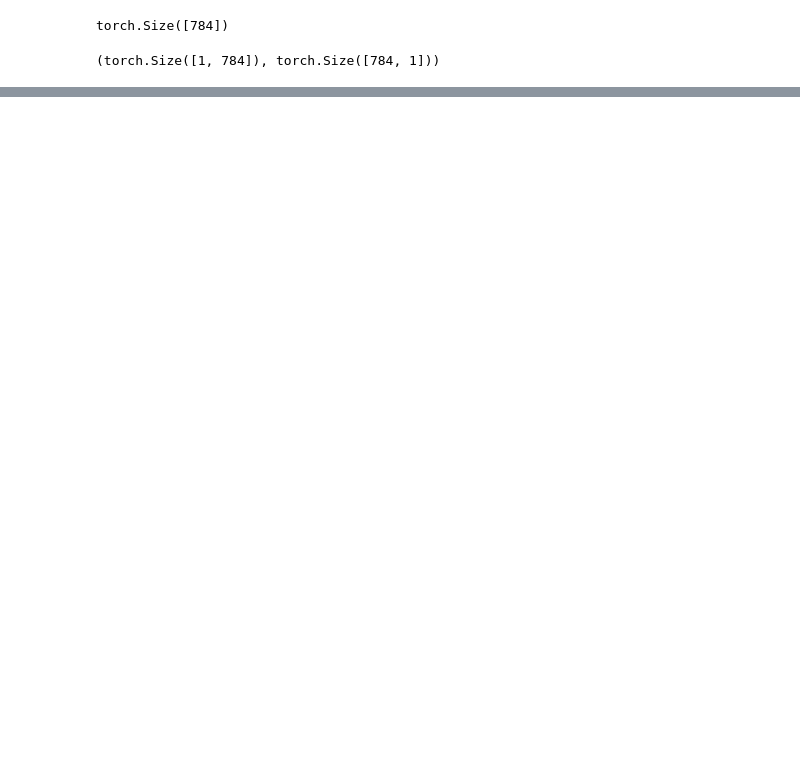
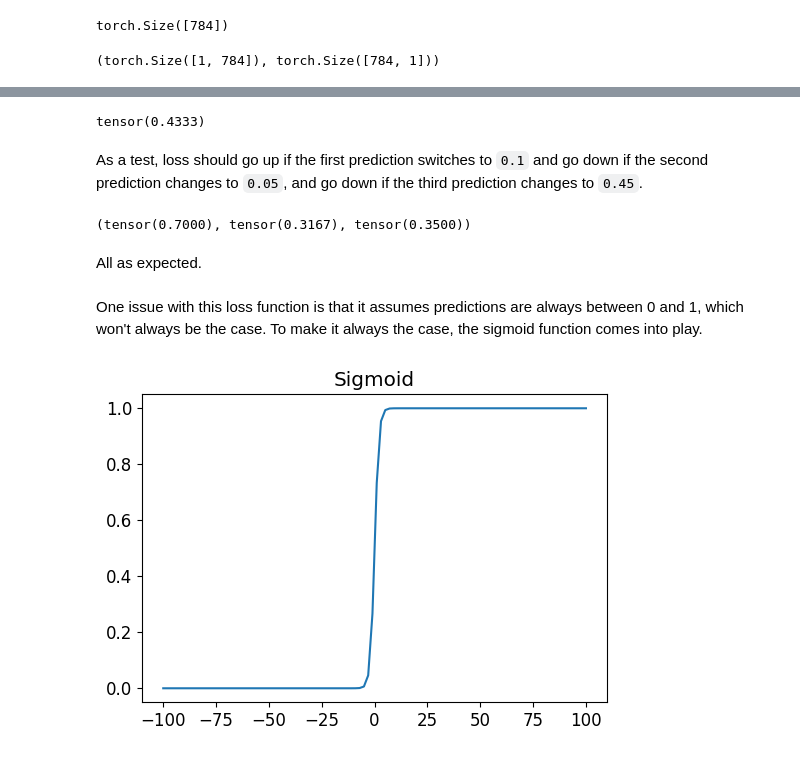
Before and after one commit to CodeWithOz/fastai-deep-learn-coders, a Jupyter notebook: ch_04_mnist_pt2.ipynb, the cells around one changed output, grey strips where cells are left out. Cells and saved outputs as stored; diff of their text form; code cells hidden in the pictures; blank space fills up the shorter version.

Commit message:
Kaggle Notebook | ch_04_mnist_pt2.ipynb | Version 3

```diff
--- a/ch_04_mnist_pt2.ipynb
+++ b/ch_04_mnist_pt2.ipynb
@@ -187,0 +215,22 @@ preds = linear1(train_x)
+# %%
+mnist_loss(prds, trgts)
+# %% [output]
+tensor(0.4333)
+# %% [markdown]
+As a test, loss should go up if the first prediction switches to `0.1` and go down if the second prediction changes to `0.05`, and go down if the third prediction changes to `0.45`.
+# %%
+(
+    mnist_loss(tensor([0.1,0.4,0.2]), trgts),
+    mnist_loss(tensor([0.9,0.05,0.2]), trgts),
+    mnist_loss(tensor([0.9,0.4,0.45]), trgts),
+)
+# %% [output]
+(tensor(0.7000), tensor(0.3167), tensor(0.3500))
+# %% [markdown]
+All as expected.
+# %% [markdown]
+One issue with this loss function is that it assumes predictions are always between 0 and 1, which won't always be the case. To make it always the case, the sigmoid function comes into play.
+# %%
+plot_function(torch.sigmoid, title="Sigmoid", min=-100, max=100)
+# %% [output]
+[figure, added]
```
Also changed, not shown: parts of 27 cells of this notebook.
